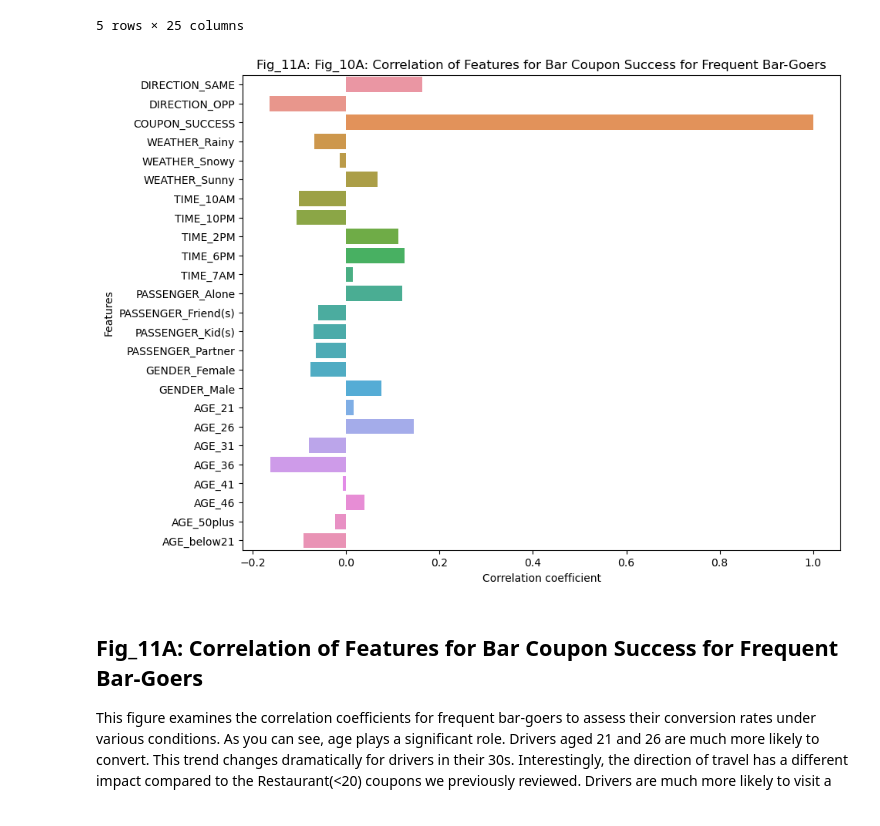
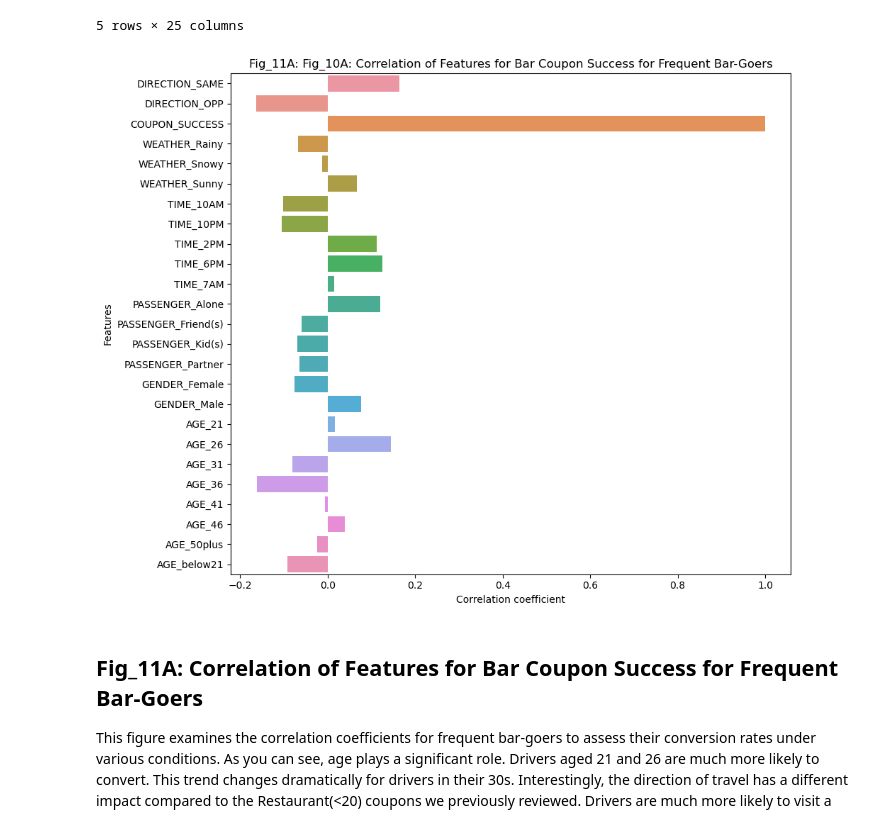
Before and after one commit to elmunoz42/berkeley-aiml-coupon-analysis, a Jupyter notebook: prompt.ipynb, the cells around one changed output. Cells and saved outputs as stored; diff of their text form; code cells hidden in the pictures.

```diff
--- a/prompt.ipynb
+++ b/prompt.ipynb
@@ -1123,28 +1129,29 @@ df_frequent_bar_reduced.head(5)
 # %%
 # Get correlations between the columns in the hot one encoded reduced dataframe
 df_f_bar_reduced_corr = df_frequent_bar_reduced.corr()
 
 # View only the correlations that directly relate to COUPON_SUCCESS
 df_f_bar_reduced_corr_coupon_success = df_f_bar_reduced_corr['COUPON_SUCCESS']
 
 # Seaborn plot
 
 plt.figure(figsize=(10, 8))
 sns.barplot(x=df_f_bar_reduced_corr_coupon_success.values, y=df_f_bar_reduced_corr_coupon_success.index)
 plt.title('Correlation of Features with Bar Coupon Acceptance Rate for Frequent Bar Goers')
 plt.xlabel('Correlation coefficient')
 plt.ylabel('Features')
+plt.title('Fig_11A: Fig_10A: Correlation of Features for Bar Coupon Success for Frequent Bar-Goers')
 
-
-plt.title('Fig_11A: Fig_10A: Correlation of Features for Bar Coupon Success for Frequent Bar-Goers')
+# Adjust layout to prevent labels from being cropped off
+plt.tight_layout()
 
 # Save plot
 plt.savefig('images/plots/fig11A.jpg')
 
 # Show the plot
 plt.show()
 # %% [output]
-[figure, old version]
+[figure, new version]
 # %% [markdown]
 ## Fig_11A: Correlation of Features for Bar Coupon Success for Frequent Bar-Goers
 
```
Also changed, not shown: parts of 11 cells of this notebook, 17 other files.
